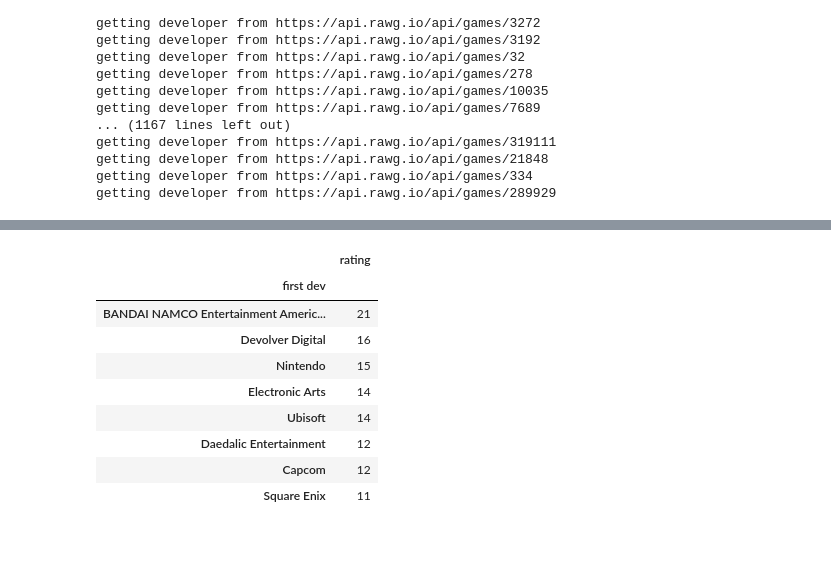
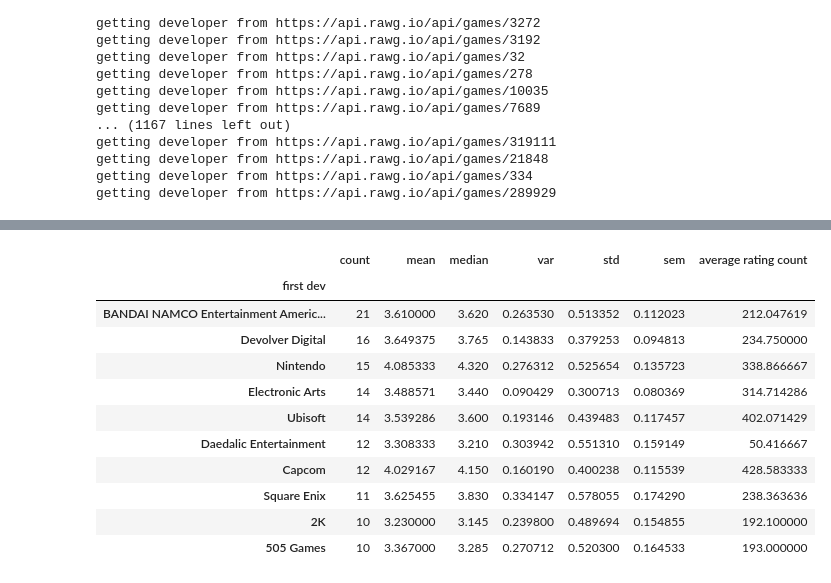
Before and after one commit to Rishi0406/project_1, a Jupyter notebook: developer.ipynb, the cells around one changed output, grey strips where cells are left out. Drawn from its saved outputs; the diff is of its cells as text; code cells hidden in the pictures; blank space fills up the shorter version.

```diff
--- a/developer.ipynb
+++ b/developer.ipynb
@@ -127,4 +135,5 @@ for i in developers:
 # %%
+# creating a developer dataframe
 developer_df=pd.DataFrame(
     {
         "game":game_name,
@@ -138,5 +147,9 @@ developer_df=pd.DataFrame(
 
 developer_df=developer_df[developer_df["number of devs"]>0]
 developer_df=developer_df[developer_df["developer"]!="missing"]
-developer_df["number of devs"].value_counts()
+
+for i in developer_df.index:
+    developer_df.loc[i,"first dev"]=str(developer_df.loc[i,"developer"][0])
+
+developer_df["first dev"].unique()
 # %% [output]
@@ -152,6 +173,3 @@ Name: number of devs, dtype: int64
-# %%
-for i in developer_df.index:
-    developer_df.loc[i,"first dev"]=developer_df.loc[i,"developer"][0]
 # %%
 developer_df.to_csv("csvfiles/developers.csv")
 developer_df.head()
@@ -163,18 +181,21 @@ developer_df.head()
 | 3 | DOOM (2016) | [Bethesda Softworks, id Software] | 2 | 4.40 | 2174 | 85 | Bethesda Softworks |
 | 4 | Fallout 4 | [Bethesda Game Studios] | 1 | 3.75 | 1988 | 84 | Bethesda Game Studios |
 # %%
-dev_gamecount=pd.DataFrame(developer_df.groupby("first dev")["rating"].count())
-dev_gamecount=dev_gamecount.sort_values("rating",ascending=False)
-dev_gamecount=dev_gamecount[dev_gamecount["rating"]>5]
-dev_gamecount
+dev_gamecount=pd.DataFrame(developer_df.groupby("first dev")["rating"].agg(["count","mean","median","var","std","sem"]))
+dev_gamecount=dev_gamecount.sort_values("count",ascending=False)
+dev_gamecount=dev_gamecount[dev_gamecount["count"]>1]
+dev_gamecount["average rating count"]=developer_df.groupby("first dev")["rating count"].mean()
+dev_gamecount.head(10)
 # %% [output]
-|  | rating |
-| first dev |  |
-| BANDAI NAMCO Entertainment Americ... | 21 |
-| Devolver Digital | 16 |
-| Nintendo | 15 |
-| Electronic Arts | 14 |
-| Ubisoft | 14 |
-| Daedalic Entertainment | 12 |
-| Capcom | 12 |
-| Square Enix | 11 |
+|  | count | mean | median | var | std | sem | average rating count |
+| first dev |  |  |  |  |  |  |  |
+| BANDAI NAMCO Entertainment Americ... | 21 | 3.610000 | 3.620 | 0.263530 | 0.513352 | 0.112023 | 212.047619 |
+| Devolver Digital | 16 | 3.649375 | 3.765 | 0.143833 | 0.379253 | 0.094813 | 234.750000 |
+| Nintendo | 15 | 4.085333 | 4.320 | 0.276312 | 0.525654 | 0.135723 | 338.866667 |
+| Electronic Arts | 14 | 3.488571 | 3.440 | 0.090429 | 0.300713 | 0.080369 | 314.714286 |
+| Ubisoft | 14 | 3.539286 | 3.600 | 0.193146 | 0.439483 | 0.117457 | 402.071429 |
+| Daedalic Entertainment | 12 | 3.308333 | 3.210 | 0.303942 | 0.551310 | 0.159149 | 50.416667 |
+| Capcom | 12 | 4.029167 | 4.150 | 0.160190 | 0.400238 | 0.115539 | 428.583333 |
+| Square Enix | 11 | 3.625455 | 3.830 | 0.334147 | 0.578055 | 0.174290 | 238.363636 |
+| 2K | 10 | 3.230000 | 3.145 | 0.239800 | 0.489694 | 0.154855 | 192.100000 |
+| 505 Games | 10 | 3.367000 | 3.285 | 0.270712 | 0.520300 | 0.164533 | 193.000000 |
```
Also changed, not shown: parts of 23 cells of this notebook.
